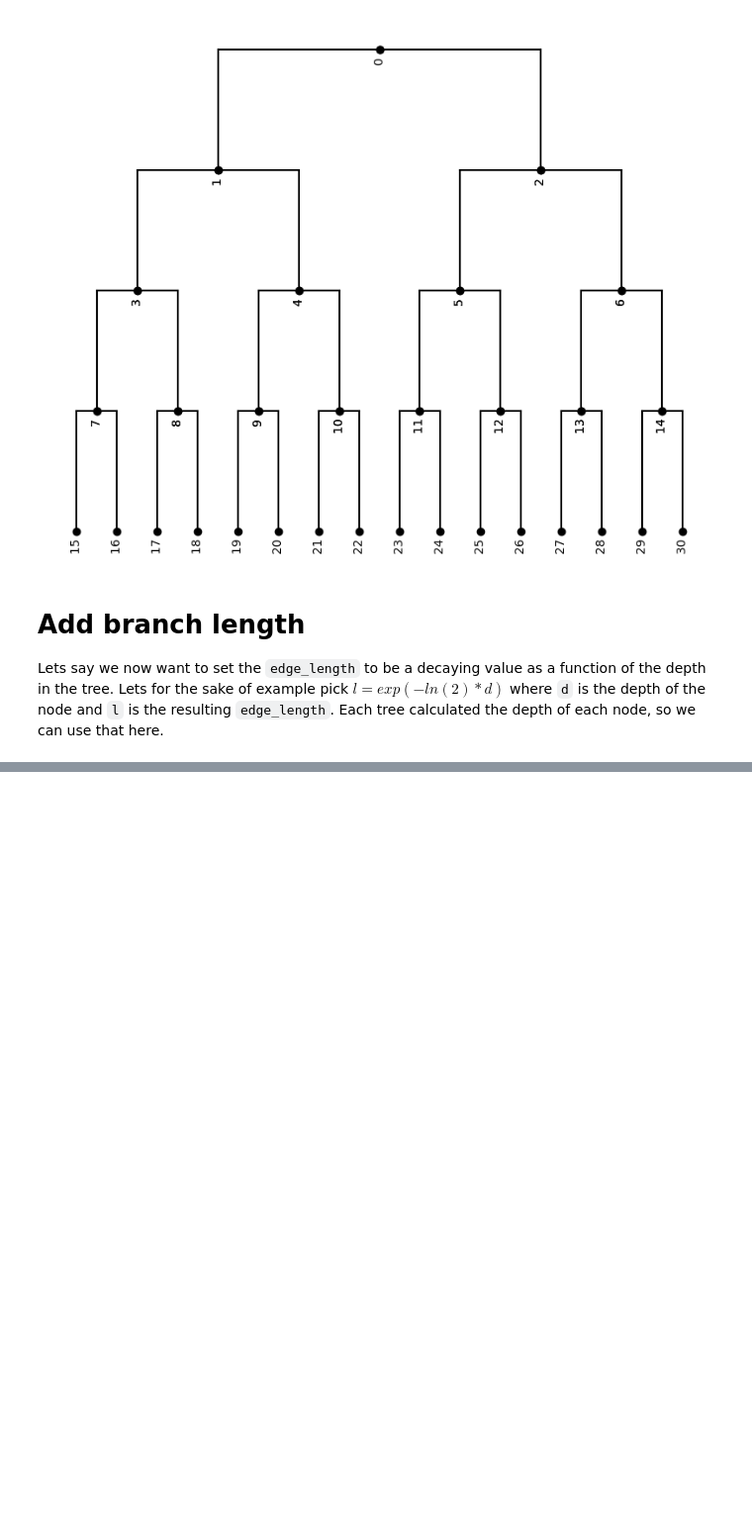
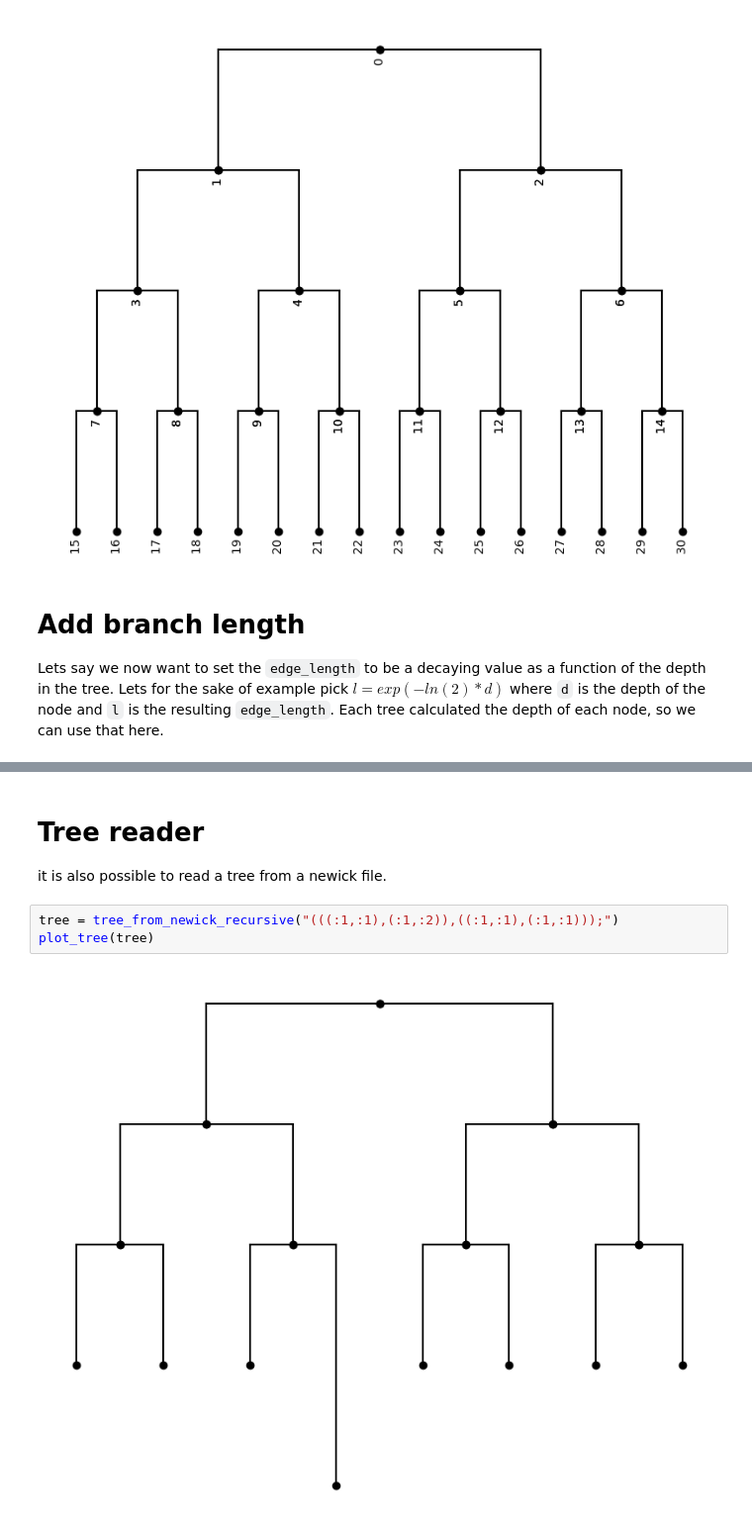
Before and after one commit to ComputationalEvolutionaryMorphometry/hyperiax, a Jupyter notebook: examples/Tree building.ipynb, the cells around one changed output, grey strips where cells are left out. Shown: that part at 99% size. Drawn from its saved outputs; the diff is of its cells as text; blank space fills up the shorter version.

Commit message:
Adding another topology tree
Adding a read.tree function, for topologies defined as newick trees.

```diff
--- a/examples/Tree building.ipynb
+++ b/examples/Tree building.ipynb
@@ -61,0 +62,8 @@ plot_tree(tree)
+# %% [markdown]
+# Tree reader
+it is also possible to read a tree from a newick file.
+# %%
+tree = tree_from_newick_recursive("(((:1,:1),(:1,:2)),((:1,:1),(:1,:1)));")
+plot_tree(tree)
+# %% [output]
+[figure, added]
```
Also changed, not shown: parts of 3 cells of this notebook, 3 other files.
